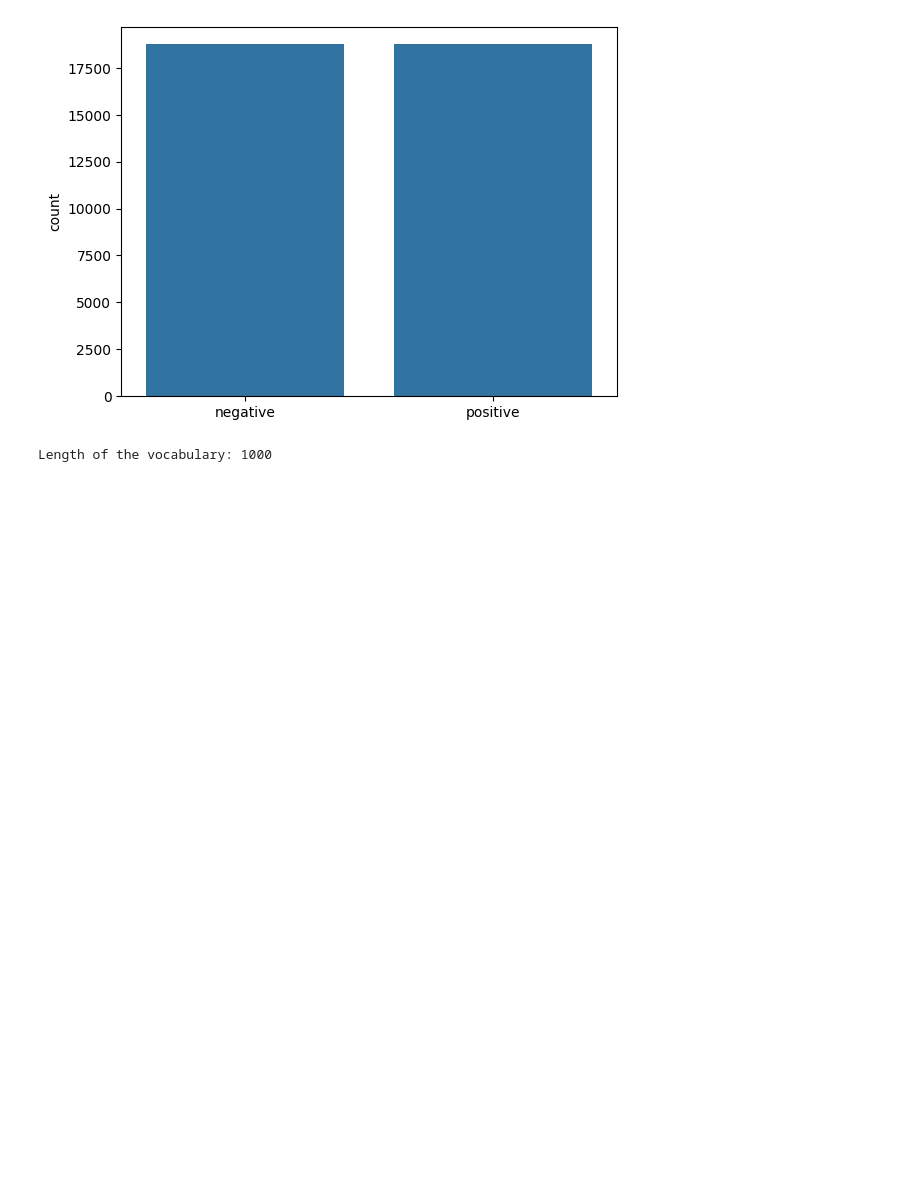
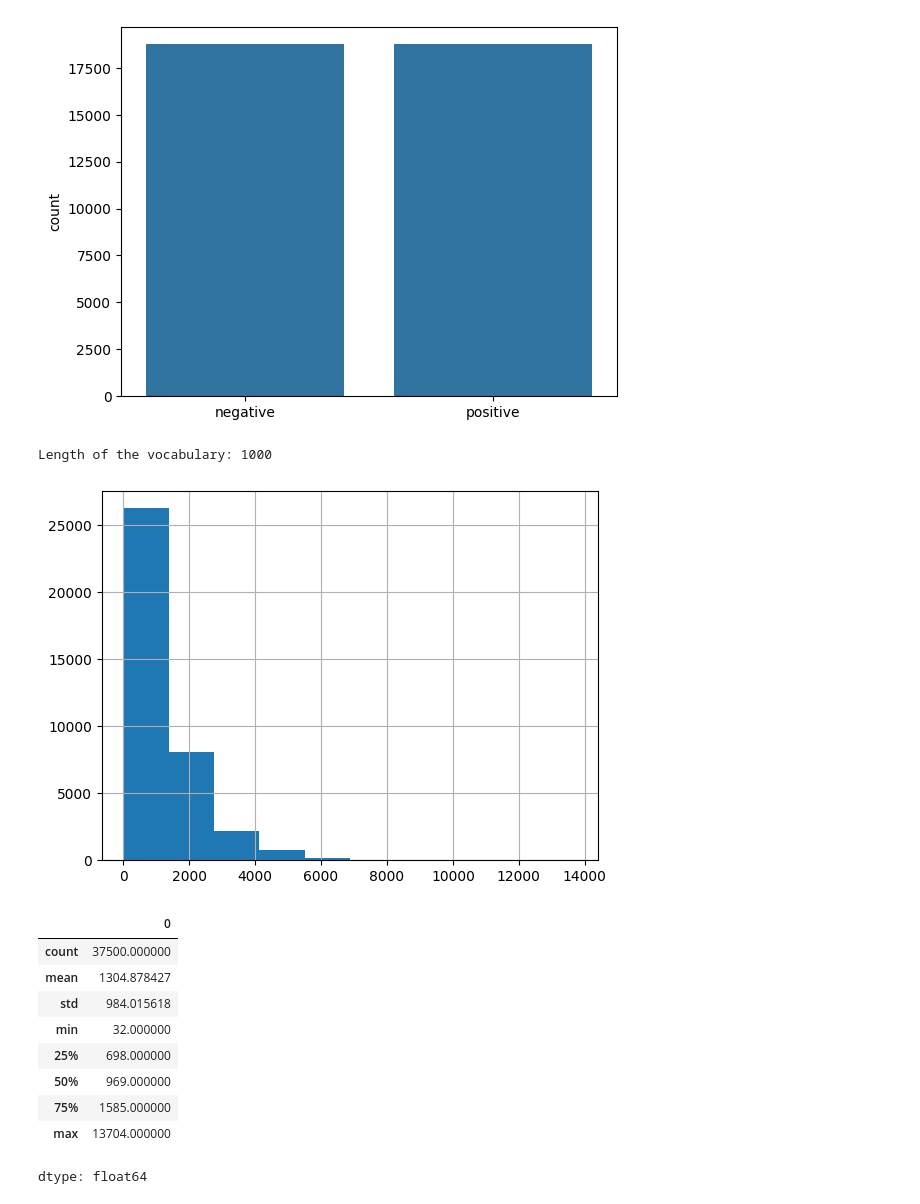
Before and after one commit to sdivyakolu/Pytorch_Tutorial, a Jupyter notebook: Day3_Datalab.ipynb, the cells around one changed output. Drawn from its saved outputs; the diff is of its cells as text; code cells hidden in the pictures; blank space fills up the shorter version.

```diff
--- a/Day3_Datalab.ipynb
+++ b/Day3_Datalab.ipynb
@@ -130,3 +130,20 @@ x_train_padded,y_train_encoded,x_test_padded,y_test_encoded,vocab=tokenize(x_tra
 print(f'Length of the vocabulary: {len(vocab)}')
 # %% [output]
 Length of the vocabulary: 1000
+# %%
+rev_len=[len(i) for i in x_train]
+pd.Series(rev_len).hist()
+plt.show()
+pd.Series(rev_len).describe()
+# %% [output]
+[figure, added]
+|  | 0 |
+| count | 37500.000000 |
+| mean | 1304.878427 |
+| std | 984.015618 |
+| min | 32.000000 |
+| 25% | 698.000000 |
+| 50% | 969.000000 |
+| 75% | 1585.000000 |
+| max | 13704.000000 |
+dtype: float64
```
Also changed, not shown: parts of 12 cells of this notebook.
